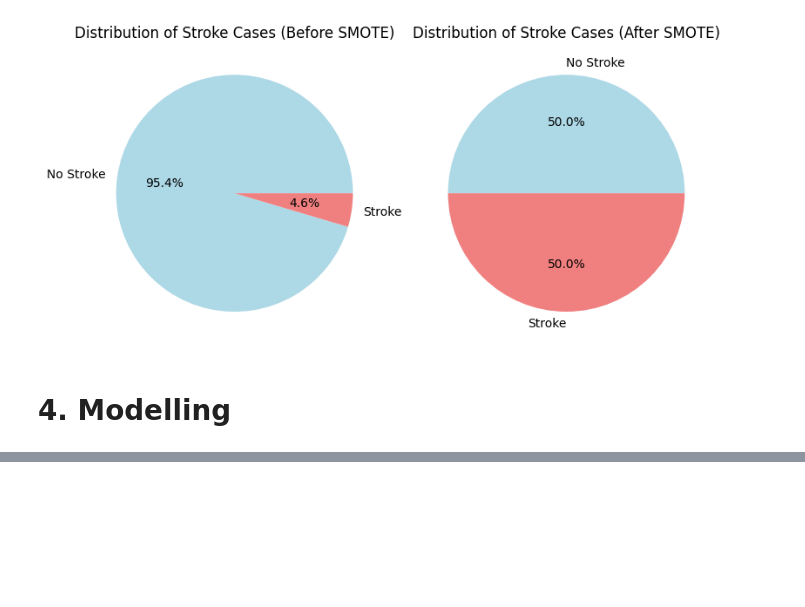
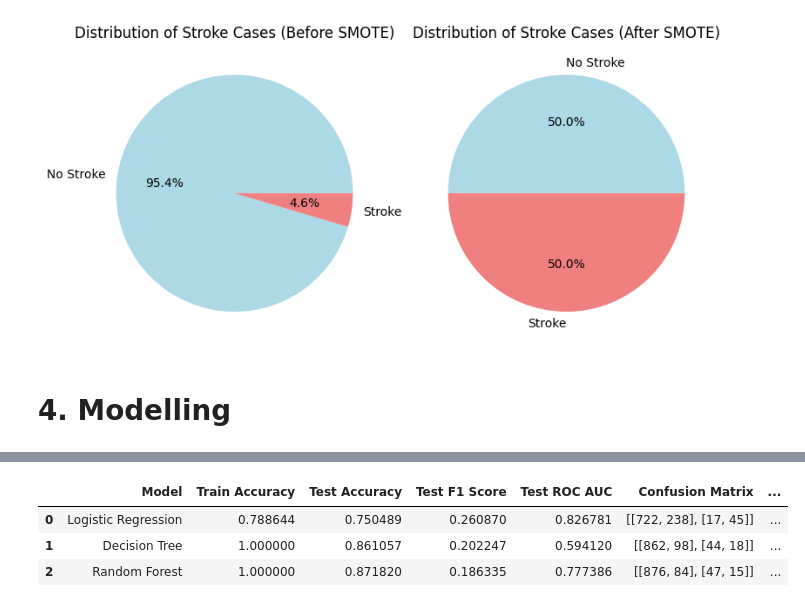
Before and after one commit to Starneo/DSTI_project, a Jupyter notebook: projet.ipynb, the cells around one changed output, grey strips where cells are left out. Cells and saved outputs as stored; diff of their text form; code cells hidden in the pictures; blank space fills up the shorter version.

```diff
--- a/projet.ipynb
+++ b/projet.ipynb
@@ -457,7 +436,7 @@ X_test_poly = poly.transform(X_test_preprocessed)
 smote = SMOTE(random_state=42)
 
 # Apply SMOTE to the training data
-X_train_resampled, y_train_resampled = smote.fit_resample(X_train_preprocessed, y_train)
+X_train_resampled, y_train_resampled = smote.fit_resample(X_train_poly, y_train)
 
 # Checking the new class distribution after applying SMOTE
 print("Class distribution after applying SMOTE:")
@@ -494,19 +480,11 @@ Name: count, dtype: int64
 # %%
-# Initialize the classification models
-logistic_regression = LogisticRegression()
-decision_tree = DecisionTreeClassifier()
-random_forest = RandomForestClassifier()
-
-# List of models for ease of iteration
-models = [logistic_regression, decision_tree, random_forest]
-model_names = ['Logistic Regression', 'Decision Tree', 'Random Forest', 'SVM']
-
-# Dictionary to store evaluation metrics
+# Dictionary to Store Evaluation Metrics
 evaluation_metrics = {
     'Model': [],
     'Train Accuracy': [],
     'Test Accuracy': [],
     'Test F1 Score': [],
     'Test ROC AUC': [],
-    'Confusion Matrix': []
+    'Confusion Matrix': [],
+    'Precision-Recall AUC': []
 }
@@ -556,0 +491,31 @@ results_df
+# %%
+# Evaluate each model
+for name, model in models.items():
+    # Train the model
+    model.fit(X_train_resampled, y_train_resampled)
+    # Make predictions
+    y_pred = model.predict(X_test_poly)
+    # Store metrics
+    evaluation_metrics['Model'].append(name)
+    evaluation_metrics['Train Accuracy'].append(model.score(X_train_resampled, y_train_resampled))
+    evaluation_metrics['Test Accuracy'].append(model.score(X_test_poly, y_test))
+    evaluation_metrics['Test F1 Score'].append(f1_score(y_test, y_pred))
+    # AUC and other metrics depending on model type
+    if name == 'Logistic Regression':
+        y_scores = model.decision_function(X_test_poly)
+    else:
+        y_scores = model.predict_proba(X_test_poly)[:, 1]
+    evaluation_metrics['Test ROC AUC'].append(roc_auc_score(y_test, y_scores))
+    conf_matrix = confusion_matrix(y_test, y_pred)
+    evaluation_metrics['Confusion Matrix'].append(conf_matrix)
+    precision, recall, _ = precision_recall_curve(y_test, y_scores)
+    evaluation_metrics['Precision-Recall AUC'].append(auc(recall, precision))
+
+# Convert the dictionary to a DataFrame for display
+results_df = pd.DataFrame(evaluation_metrics)
+results_df
+# %% [output]
+|  | Model | Train Accuracy | Test Accuracy | Test F1 Score | Test ROC AUC | Confusion Matrix | ... |
+| 0 | Logistic Regression | 0.788644 | 0.750489 | 0.260870 | 0.826781 | [[722, 238], [17, 45]] | ... |
+| 1 | Decision Tree | 1.000000 | 0.861057 | 0.202247 | 0.594120 | [[862, 98], [44, 18]] | ... |
+| 2 | Random Forest | 1.000000 | 0.871820 | 0.186335 | 0.777386 | [[876, 84], [47, 15]] | ... |
```
Also changed, not shown: parts of 11 cells of this notebook, 1 other file.
